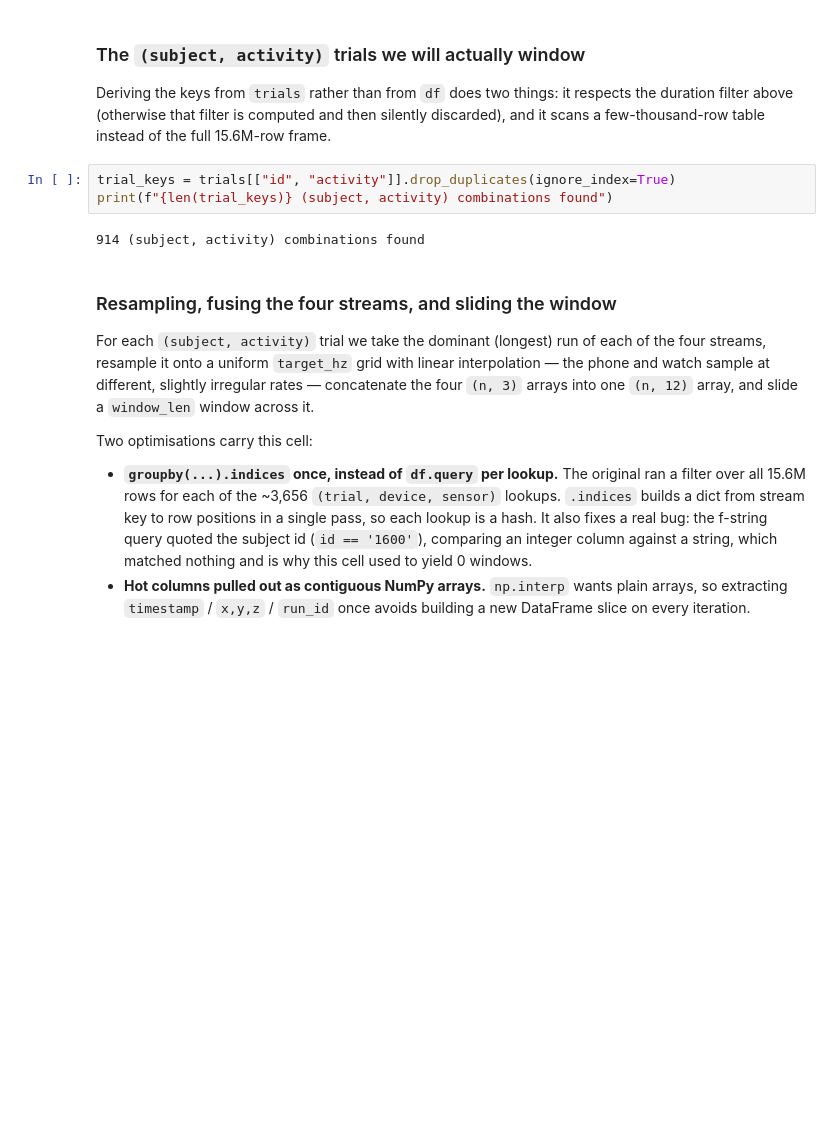
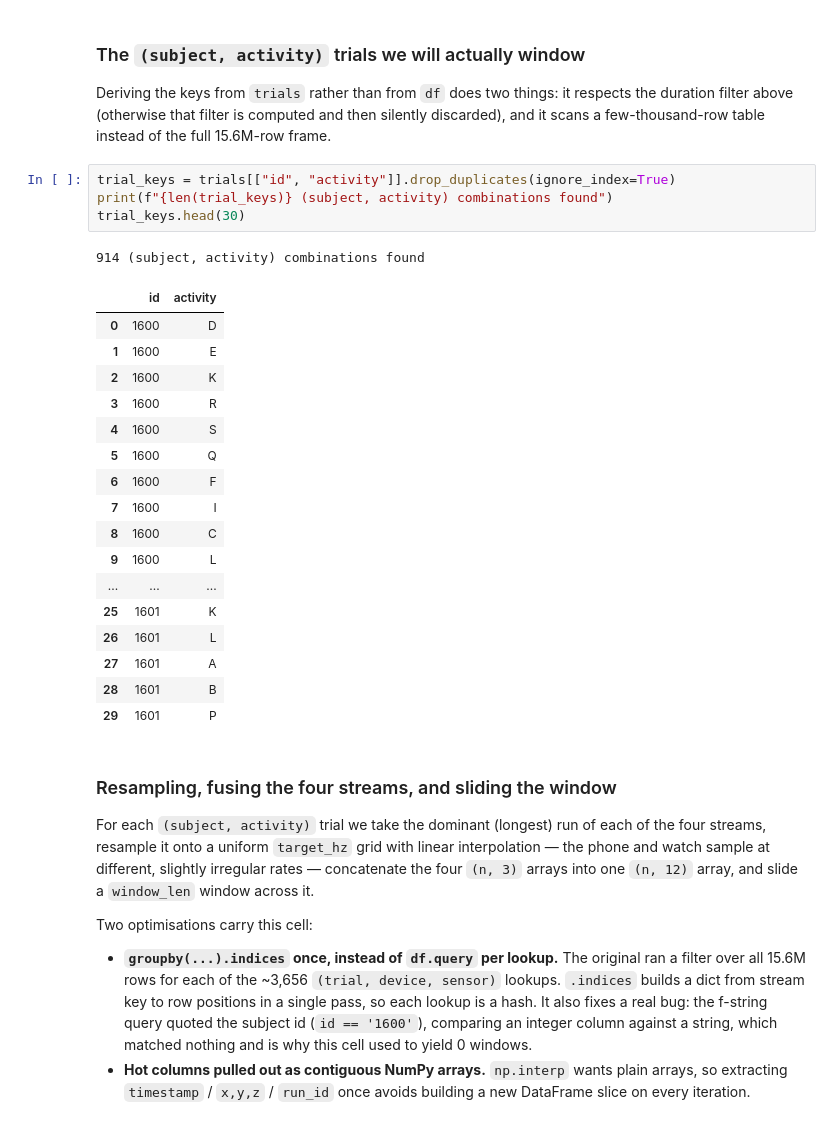
Before and after one commit to Beekeyinn/NLP-HAR-PROJ, a Jupyter notebook: training_model.ipynb, the cells around one changed output. Cells and saved outputs as stored; diff of their text form; blank space fills up the shorter version.

```diff
--- a/training_model.ipynb
+++ b/training_model.ipynb
@@ -260,8 +280,26 @@ and it scans a few-thousand-row table instead of the full 15.6M-row frame.
 # %%
 trial_keys = trials[["id", "activity"]].drop_duplicates(ignore_index=True)
 print(f"{len(trial_keys)} (subject, activity) combinations found")
+trial_keys.head(30)
 # %% [output]
 914 (subject, activity) combinations found
+|  | id | activity |
+| 0 | 1600 | D |
+| 1 | 1600 | E |
+| 2 | 1600 | K |
+| 3 | 1600 | R |
+| 4 | 1600 | S |
+| 5 | 1600 | Q |
+| 6 | 1600 | F |
+| 7 | 1600 | I |
+| 8 | 1600 | C |
+| 9 | 1600 | L |
+| ... | ... | ... |
+| 25 | 1601 | K |
+| 26 | 1601 | L |
+| 27 | 1601 | A |
+| 28 | 1601 | B |
+| 29 | 1601 | P |
 # %% [markdown]
 ### Resampling, fusing the four streams, and sliding the window
 
```
Also changed, not shown: parts of 33 cells of this notebook, 2 other files.
